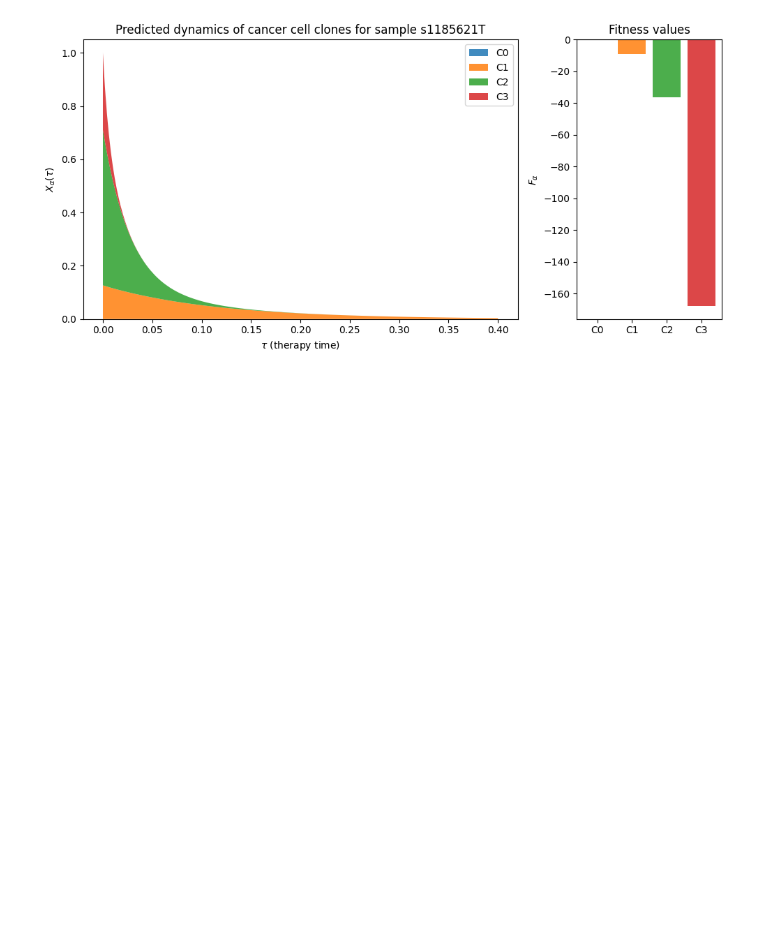
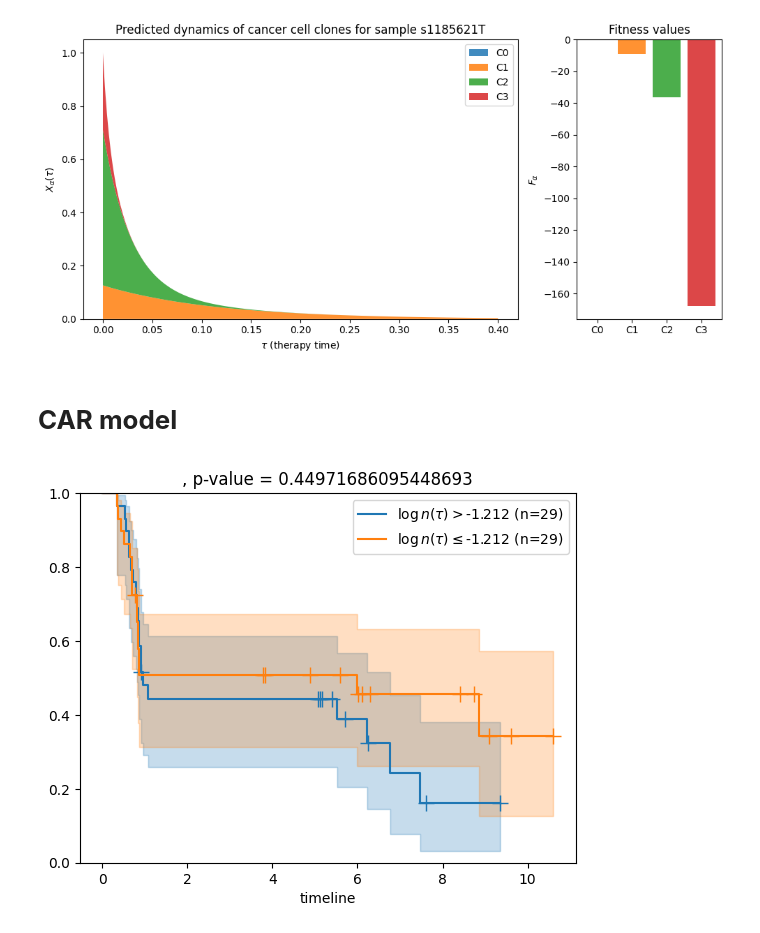
Before and after one commit to LukszaLab/CFITworkshop, a Jupyter notebook: Immunoediting.ipynb, the cells around one changed output. Drawn from its saved outputs; the diff is of its cells as text; code cells hidden in the pictures; blank space fills up the shorter version.

```diff
--- a/Immunoediting.ipynb
+++ b/Immunoediting.ipynb
@@ -203,3 +211,5 @@ for patname in anl.patients:
 # %% [output]
 [interactive output not drawn]
 [figure]
+# %% [markdown]
+# **CAR model**
@@ -205,0 +227,31 @@ for patname in anl.patients:
+# %%
+Qmodel = CARNeoantigenQuality(alndir=alndir, iedbfasta=iedbfasta,
+                                  ep_dist_model_name=args.ep_dist_model_name
+                                )
+
+anl.set_neantigen_quality_model(Qmodel)
+# set fitness components
+fitnessModelComp1 = ImmuneCloneFitness(aggrfun=max)
+fitnessModelComp2 = DGCloneFitness(genes=["TP53","KRAS","CDKN2A", "SMAD4"])
+
+anl.set_fitness_model_component(fitnessModelComp1, "immune", 1)
+#anl.set_fitness_model_component(fitnessModelComp2, "dg", 1.-sigma)
+anl.set_fitness_model_component(fitnessModelComp2, "dg", 0)
+
+# compute neoantigen qualities
+anl.compute_neoantigen_sample_qualities(a=a, k=k, w=w,
+                                            kdthr=args.kd_thr,
+                                            include_R=True, just_R=False)
+# compute fitness of all clones
+anl.compute_node_fitness(recompute_components=True)
+# %%
+quantile = 0.5
+res_surv = anl.classify_survival(beta=1., tau=tau, outdir=None, OS=True, PFS=True, quantile=quantile)
+#modelParamValues = [a, k, tau, quantile]
+#Utils.writeline(anl, "AR", res_surv, modelParamValues, Neoantigen.WEPS,
+#                        "AR", pof=pof_surv)
+#pof_surv.close()
+anl.plot_survival(os.path.join(odir, "survival_plot_OS_q_"+str(quantile)+".pdf"),
+                  OS=True, pval=res_surv["pval_OS"], quantile=quantile, show=True)
+# %% [output]
+[figure, added]
```
Also changed, not shown: parts of 14 cells of this notebook.
